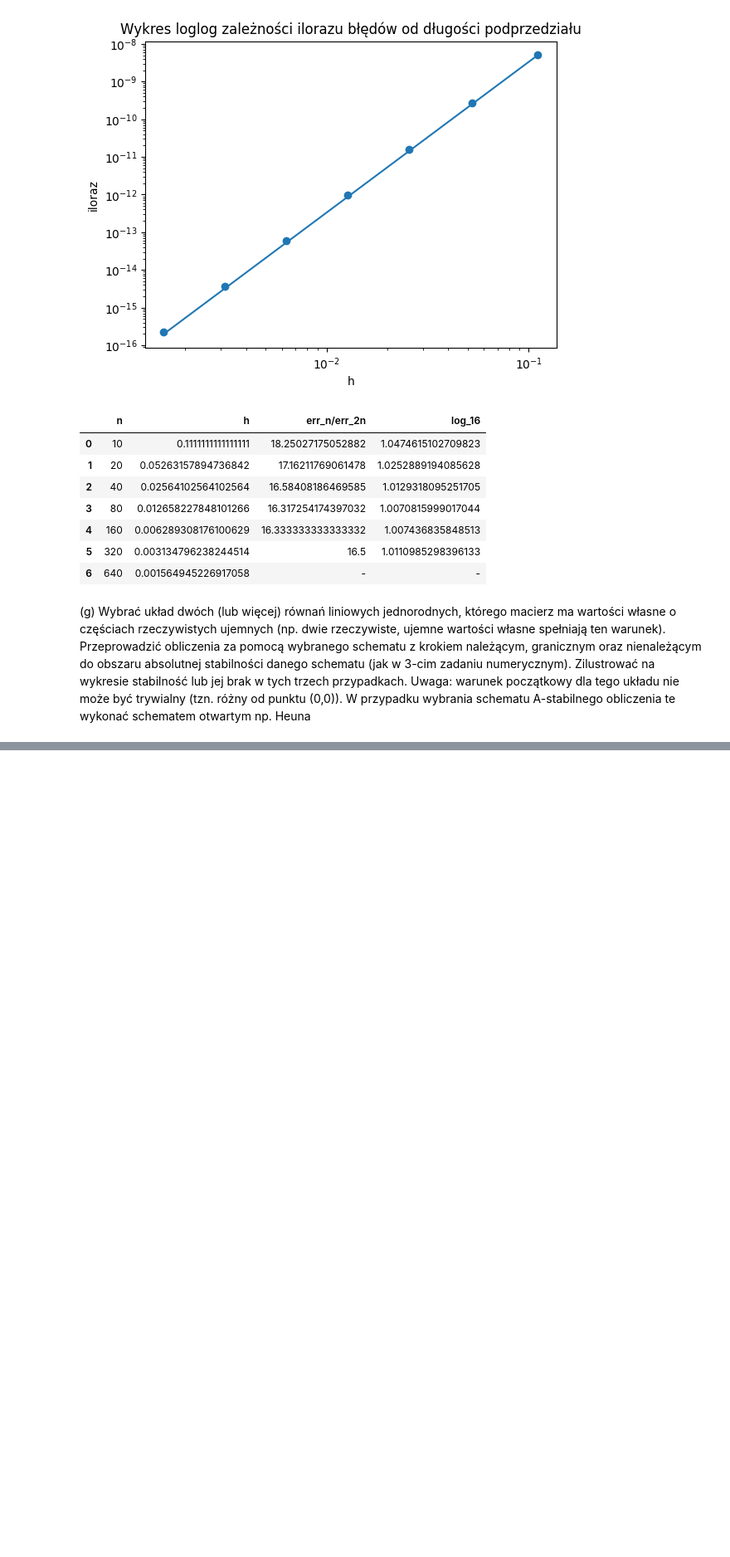
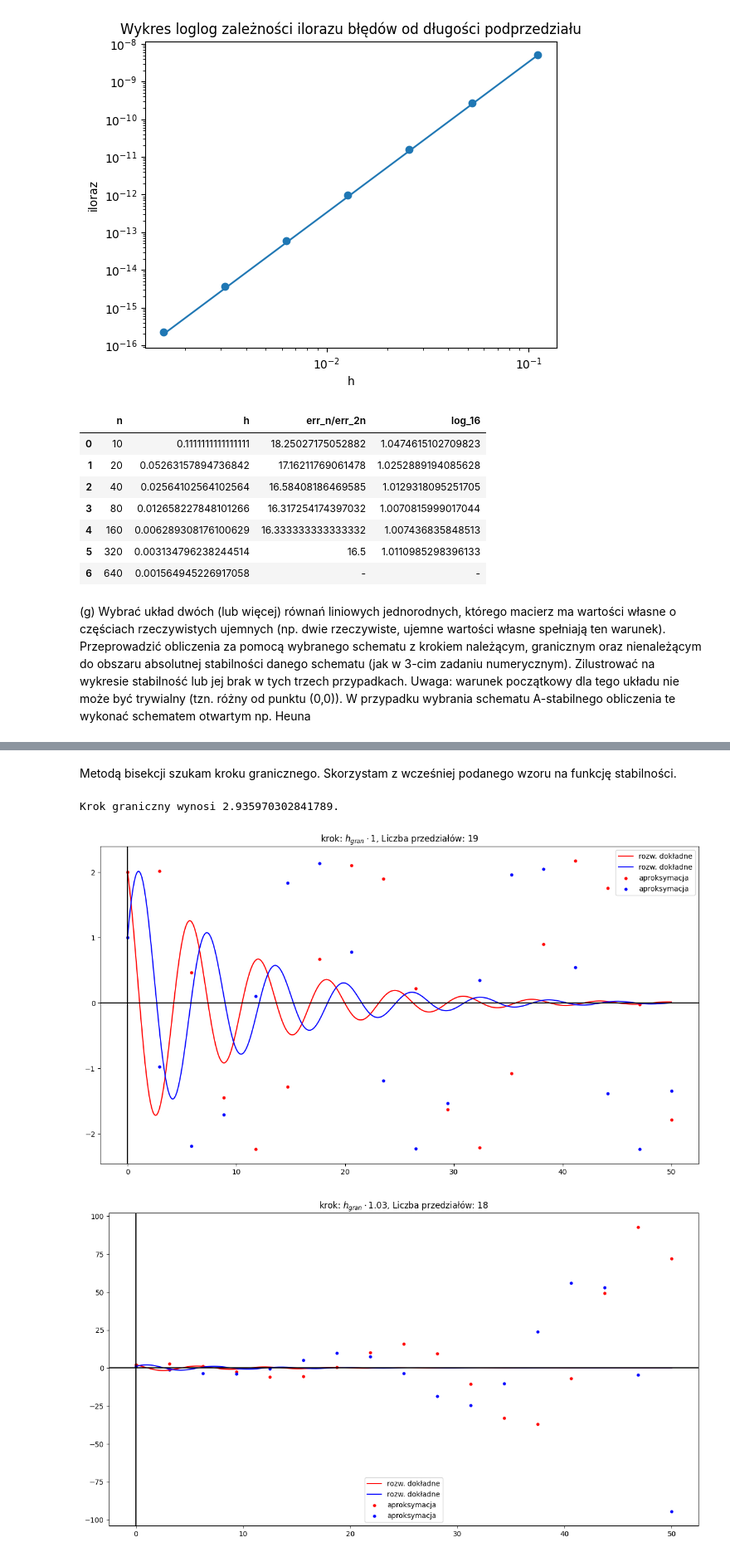
Before and after one commit to Hel4r/projekt-zaliczeniowy, a Jupyter notebook: projekt-zaliczeniowy.ipynb, the cells around one changed output, grey strips where cells are left out. Shown at 83% size. Saved outputs shown, nothing was run; the diff lists cells and outputs as text; code cells hidden in the pictures; blank space fills up the shorter version.

```diff
--- a/projekt-zaliczeniowy.ipynb
+++ b/projekt-zaliczeniowy.ipynb
@@ -231,0 +258,68 @@ tabela
+# %% [markdown]
+Metodą bisekcji szukam kroku granicznego. Skorzystam z wcześniej podanego wzoru na funkcję stabilności.
+# %%
+λ = -0.1 + 1j # stała λ
+
+# funkcja metody bisekcji
+def bisect(f, arg1, arg2, e):
+    while np.abs(arg1 - arg2) > e:
+        if f(arg1) * f((arg1 + arg2)/2) < 0:
+            arg2 = (arg1 + arg2)/2
+        else:
+            arg1 = (arg1 + arg2)/2
+    return (arg1 + arg2)/2
+
+R = lambda h: np.abs(0.0416666666666667*(λ*h)**4 + 0.166666666666667*(λ*h)**3 + 0.5*(h*λ)**2 + 1.0*(h*λ) + 1.0) - 1
+
+h_gran = bisect(R, 1/2000, 2000, 10**(-12))
+print(f'Krok graniczny wynosi {h_gran}.')
+# %% [output]
+Krok graniczny wynosi 2.935970302841789.
+# %%
+F = np.array([[-0.1, -1], [1, -0.1]])
+
+x0 = np.array([2, 1])
+f = lambda x: F @ x
+
+A = np.array(A)
+b = np.array(b)
+c = np.array(c)
+
+K1 = lambda xk: f(xk)
+K2 = lambda xk, h: f(xk + (h/3)*K1(xk))
+K3 = lambda xk, h: f(xk - (h/3)*K1(xk) + h*K2(xk, h))
+K4 = lambda xk, h: f(xk + h*K1(xk) - h*K2(xk, h) + h*K3(xk, h))
+
+nast = lambda xk, h: xk + h*(b[0]*K1(xk) + b[1]*K2(xk, h) + b[2]*K3(xk, h) + b[3]*K4(xk, h)) # funkcja zwracająca x_{k+1}
+
+def rozwiazanie(h, i): # funkcja zwracająca listę wektorów przybliżeń
+    xk = x0
+    rozw1 = [x0[0]] # lista wartości aproksymacji na pierwszej współrzędnej
+    rozw2 = [x0[1]] # lista wartości aproksymacji na pierwszej współrzędnej
+    for k in range(i-1):
+        xk1 = nast(xk, h) # wyliczam następny wektor aproksymacji
+        rozw1.append(xk1[0])
+        rozw2.append(xk1[1])
+        xk = xk1 # przygotowanie do następnego kroku
+    return rozw1, rozw2
+# %%
+sol1 = lambda t: np.exp(-0.1*t)*(2*np.cos(t) - np.sin(t)) # rozwiązanie dokładne pierwszej współrzędnej
+sol2 = lambda t: np.exp(-0.1*t)*(2*np.sin(t) + np.cos(t)) # rozwiązanie dokładne drugiej współrzędnej
+hs = [1, 1.03, 0.2]
+for a in hs:
+    N = int(50/(a*h_gran)) + 1 # Liczba kroków potrzebna, by przy danej długości kroku ostatni punkt podziału był w punkcie 5
+    time = np.linspace(0, 50, N)
+    time_s = np.linspace(0, 50, 500) # siatka do rysowania rozwiązań dokładnych
+    fig, ax = plt.subplots(figsize = (15, 8))
+    ax.plot(time_s, sol1(time_s), color = 'r', label = 'rozw. dokładne')
+    ax.plot(time_s, sol2(time_s), color = 'b', label = 'rozw. dokładne')
+    ax.scatter(time, rozwiazanie(a*h_gran, N)[0], color = 'r', label = 'aproksymacja', s = 12)
+    ax.scatter(time, rozwiazanie(a*h_gran, N)[1], color = 'b', label = 'aproksymacja', s = 12)
+    ax.set_title(rf"krok: $h_{{gran}} \cdot {a}$, Liczba przedziałów: {N+1}")
+    ax.axvline(color = 'black')
+    ax.axhline(color = 'black')
+    ax.legend()
+    plt.show()
+# %% [output]
+[figure, added]
+[figure, added]
```
Also changed, not shown: parts of 4 cells of this notebook.
